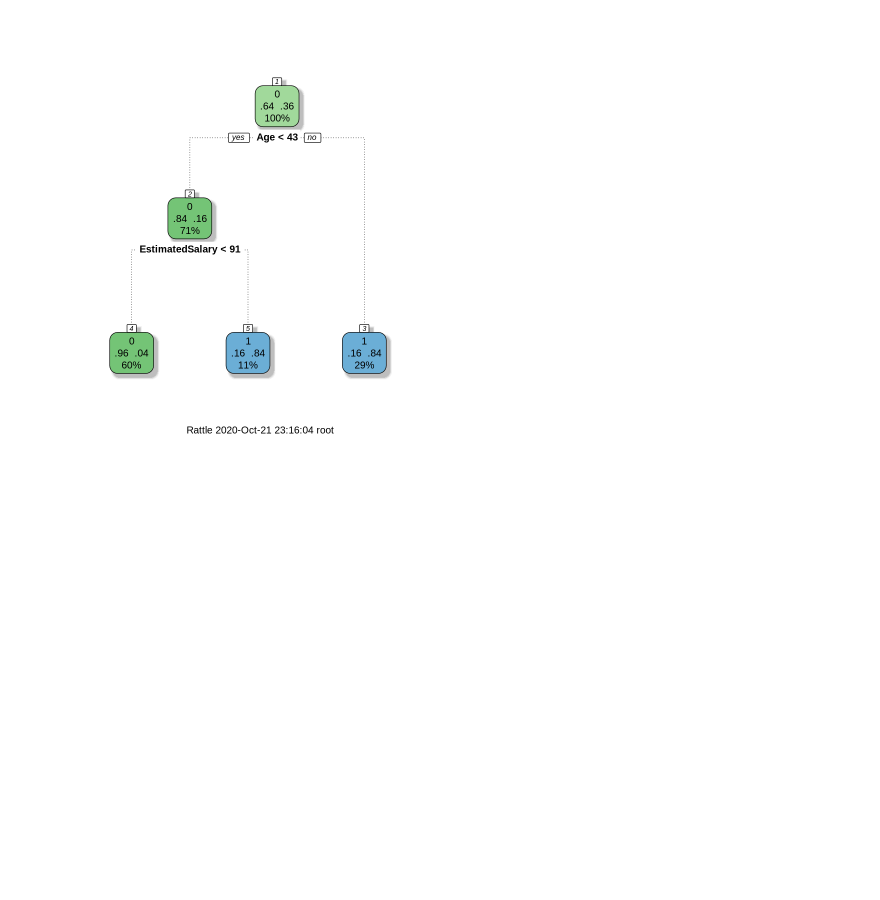
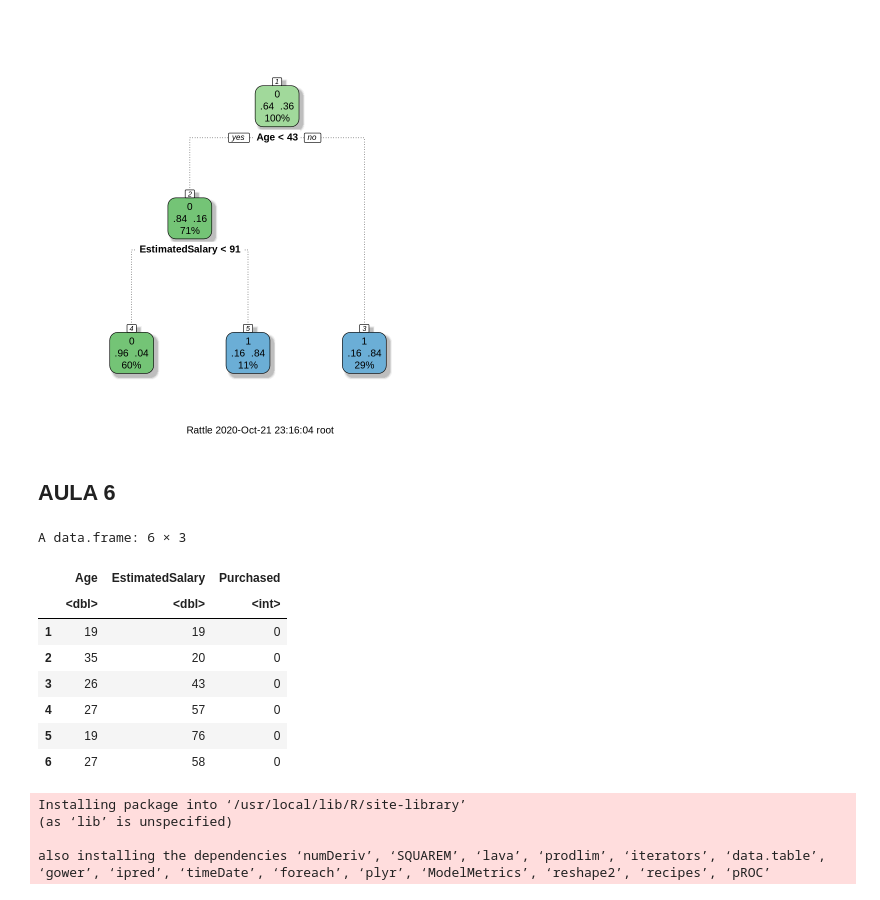
Before and after one commit to ricardorocha86/Topicos-B, a Jupyter notebook: Script_de_Aula.ipynb, the cells around one changed output. Cells and saved outputs as stored; diff of their text form; code cells hidden in the pictures; blank space fills up the shorter version.

```diff
--- a/Script_de_Aula.ipynb
+++ b/Script_de_Aula.ipynb
@@ -1136,3 +1136,5 @@ Rattle: A free graphical interface for data science with R.
 Version 5.4.0 Copyright (c) 2006-2020 Togaware Pty Ltd.
 Type 'rattle()' to shake, rattle, and roll your data.
 [figure]
+# %% [markdown]
+## **AULA 6**
@@ -1138,0 +1147,19 @@ Type 'rattle()' to shake, rattle, and roll your data.
+# %%
+head(dados)
+# %% [output]
+A data.frame: 6 × 3
+|  | Age | EstimatedSalary | Purchased |
+|  | <dbl> | <dbl> | <int> |
+| 1 | 19 | 19 | 0 |
+| 2 | 35 | 20 | 0 |
+| 3 | 26 | 43 | 0 |
+| 4 | 27 | 57 | 0 |
+| 5 | 19 | 76 | 0 |
+| 6 | 27 | 58 | 0 |
+# %%
+install.packages('caret')
+# %% [output]
+Installing package into ‘/usr/local/lib/R/site-library’
+(as ‘lib’ is unspecified)
+
+also installing the dependencies ‘numDeriv’, ‘SQUAREM’, ‘lava’, ‘prodlim’, ‘iterators’, ‘data.table’, ‘gower’, ‘ipred’, ‘timeDate’, ‘foreach’, ‘plyr’, ‘ModelMetrics’, ‘reshape2’, ‘recipes’, ‘pROC’
```
Also changed, not shown: parts of 8 cells of this notebook.
